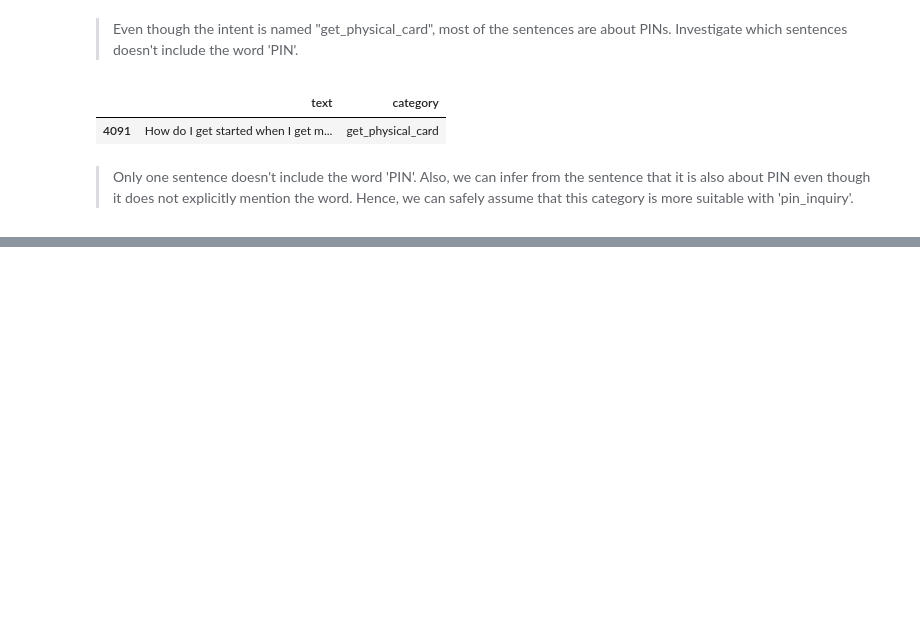
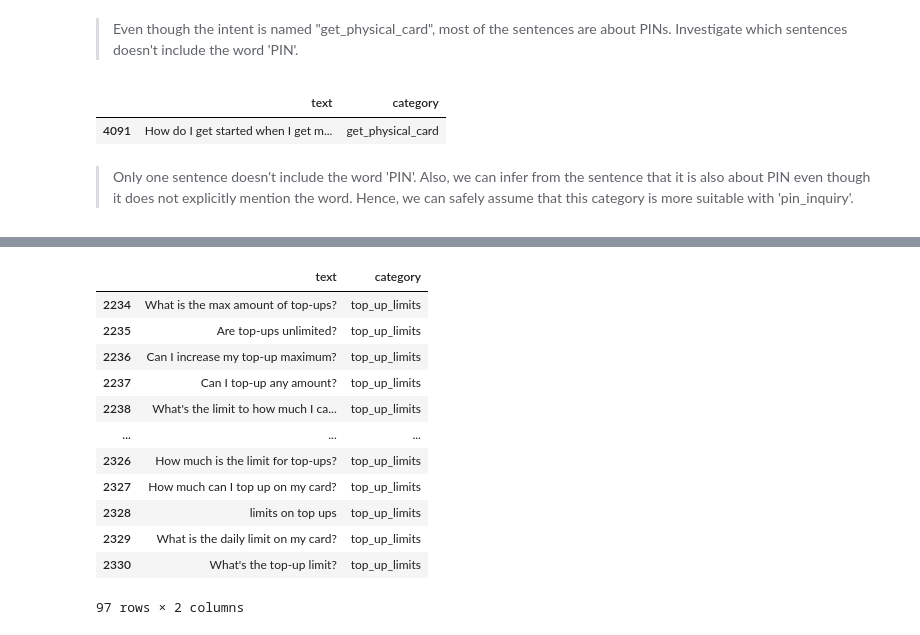
Before and after one commit to sjung-stat/Customer-Support-Chat-Intent-Classification, a Jupyter notebook: Data Preprocessing.ipynb, the cells around one changed output, grey strips where cells are left out. Drawn from its saved outputs; the diff is of its cells as text; code cells hidden in the pictures; blank space fills up the shorter version.

```diff
--- a/Data Preprocessing.ipynb
+++ b/Data Preprocessing.ipynb
@@ -488,0 +567,19 @@ df_training_copy.category[mask] = 'pin_inquiry'
+# %%
+# Keyword lookup for "top_up_limits"
+
+mask = df_training_copy['category'] == 'top_up_limits'
+df_training_copy[mask]
+# %% [output]
+|  | text | category |
+| 2234 | What is the max amount of top-ups? | top_up_limits |
+| 2235 | Are top-ups unlimited? | top_up_limits |
+| 2236 | Can I increase my top-up maximum? | top_up_limits |
+| 2237 | Can I top-up any amount? | top_up_limits |
+| 2238 | What's the limit to how much I ca... | top_up_limits |
+| ... | ... | ... |
+| 2326 | How much is the limit for top-ups? | top_up_limits |
+| 2327 | How much can I top up on my card? | top_up_limits |
+| 2328 | limits on top ups | top_up_limits |
+| 2329 | What is the daily limit on my card? | top_up_limits |
+| 2330 | What's the top-up limit? | top_up_limits |
+97 rows × 2 columns
```
Also changed, not shown: parts of 65 cells of this notebook.
